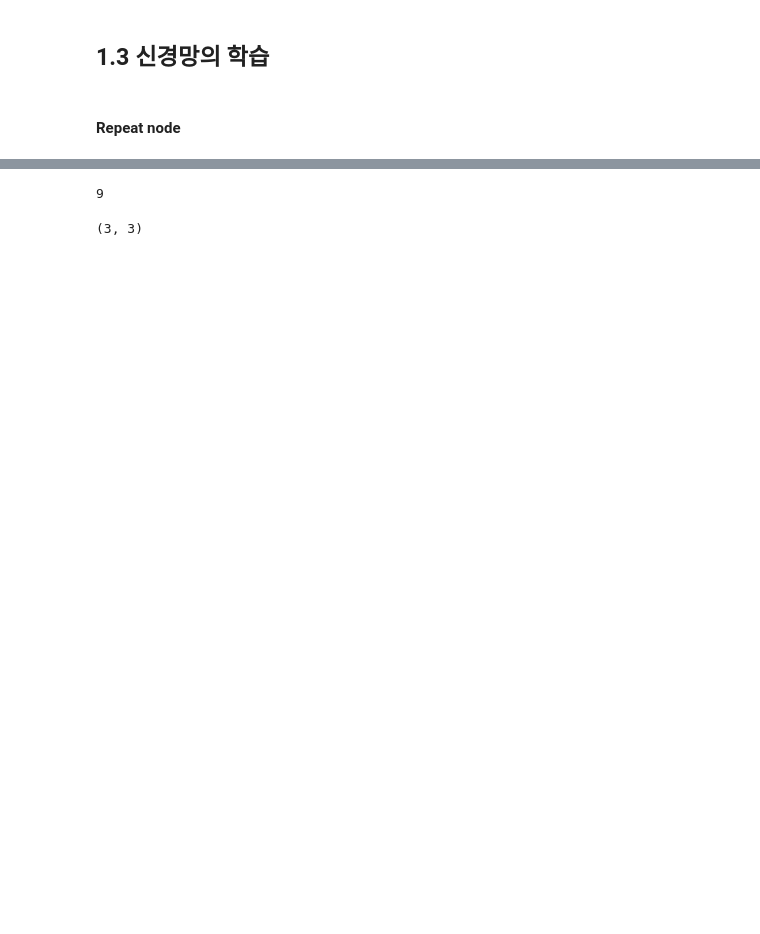
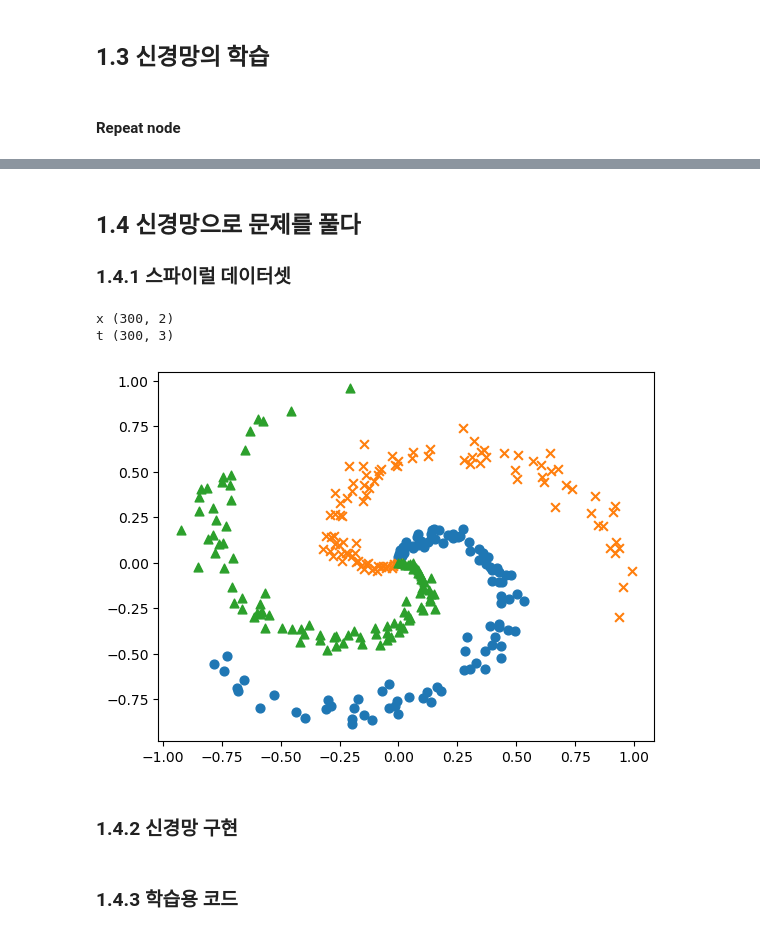
Before and after one commit to jungnerd/DeeplearningFromScratch, a Jupyter notebook: DeeplearningFromScratch vol.2/chapter 1.ipynb, the cells around one changed output, grey strips where cells are left out. Cells and saved outputs as stored; diff of their text form; code cells hidden in the pictures; blank space fills up the shorter version.

```diff
--- a/DeeplearningFromScratch vol.2/chapter 1.ipynb
+++ b/DeeplearningFromScratch vol.2/chapter 1.ipynb
@@ -227,8 +215,3 @@ x = np.random.randn(3, 3)
-# %%
-x.size
-# %% [output]
-9
-# %%
-x.shape
-# %% [output]
-(3, 3)
+# %% [markdown]
+## 1.4 신경망으로 문제를 풀다
+### 1.4.1 스파이럴 데이터셋
@@ -234,0 +222,20 @@ x.shape
+# %%
+import matplotlib.pyplot as plt
+x, t = spiral.load_data()
+print('x', x.shape)
+print('t', t.shape)
+# %% [output]
+x (300, 2)
+t (300, 3)
+# %%
+N = 100
+CLS_NUM = 3
+markers = ['o', 'x', '^']
+for i in range(CLS_NUM):
+    plt.scatter(x[i*N:(i+1)*N, 0], x[i*N:(i+1)*N, 1], s=40, marker=markers[i])
+
+plt.show()
+# %% [output]
+[figure, added]
+# %% [markdown]
+### 1.4.2 신경망 구현
@@ -234,0 +287,2 @@ x.shape
+# %% [markdown]
+### 1.4.3 학습용 코드
```
Also changed, not shown: parts of 15 cells of this notebook, 5 other files.
